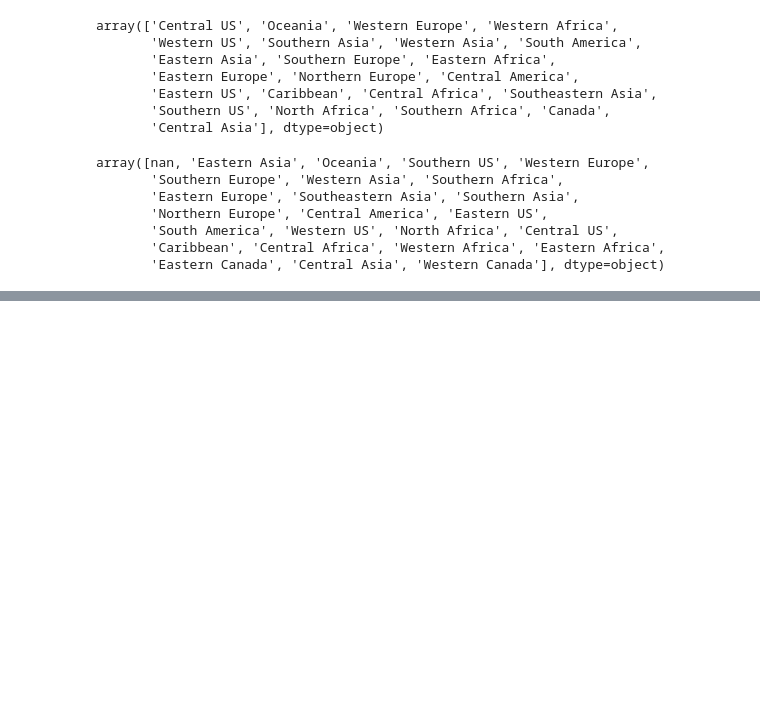
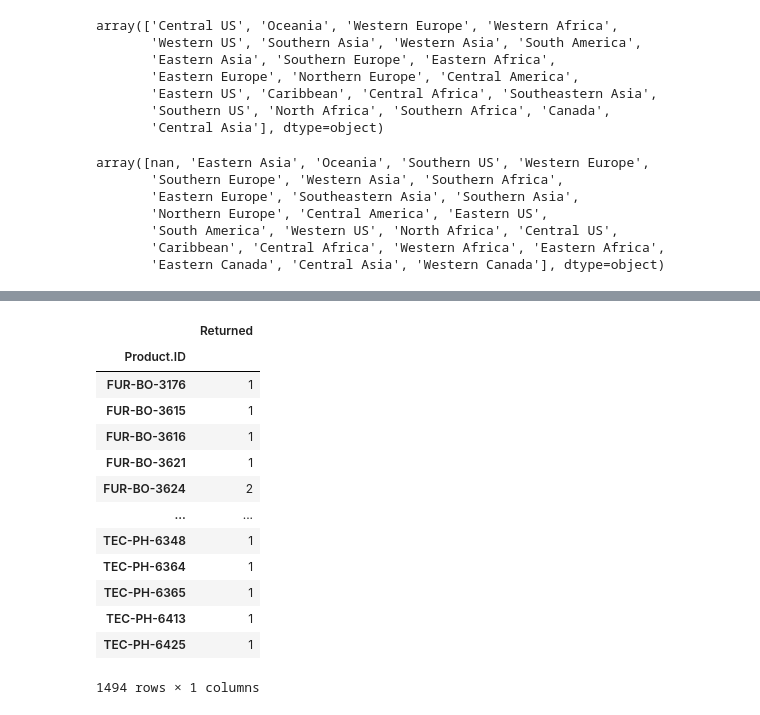
Before and after one commit to TheAidanAu/ML_Lab, a Jupyter notebook: AIDAN/ML_Lab_EDA_AIDAN.ipynb, the cells around one changed output, grey strips where cells are left out. Saved outputs shown, nothing was run; the diff lists cells and outputs as text; code cells hidden in the pictures; blank space fills up the shorter version.

```diff
--- a/AIDAN/ML_Lab_EDA_AIDAN.ipynb
+++ b/AIDAN/ML_Lab_EDA_AIDAN.ipynb
@@ -526,0 +600,18 @@ array([nan, 'Eastern Asia', 'Oceania', 'Southern US', 'Western Europe',
+# %%
+df_returned_prod_by_id=pd.DataFrame(df_returned_prod.groupby("Product.ID").Returned.count())
+df_returned_prod_by_id
+# %% [output]
+|  | Returned |
+| Product.ID |  |
+| FUR-BO-3176 | 1 |
+| FUR-BO-3615 | 1 |
+| FUR-BO-3616 | 1 |
+| FUR-BO-3621 | 1 |
+| FUR-BO-3624 | 2 |
+| ... | ... |
+| TEC-PH-6348 | 1 |
+| TEC-PH-6364 | 1 |
+| TEC-PH-6365 | 1 |
+| TEC-PH-6413 | 1 |
+| TEC-PH-6425 | 1 |
+1494 rows × 1 columns
```
Also changed, not shown: parts of 28 cells of this notebook.
